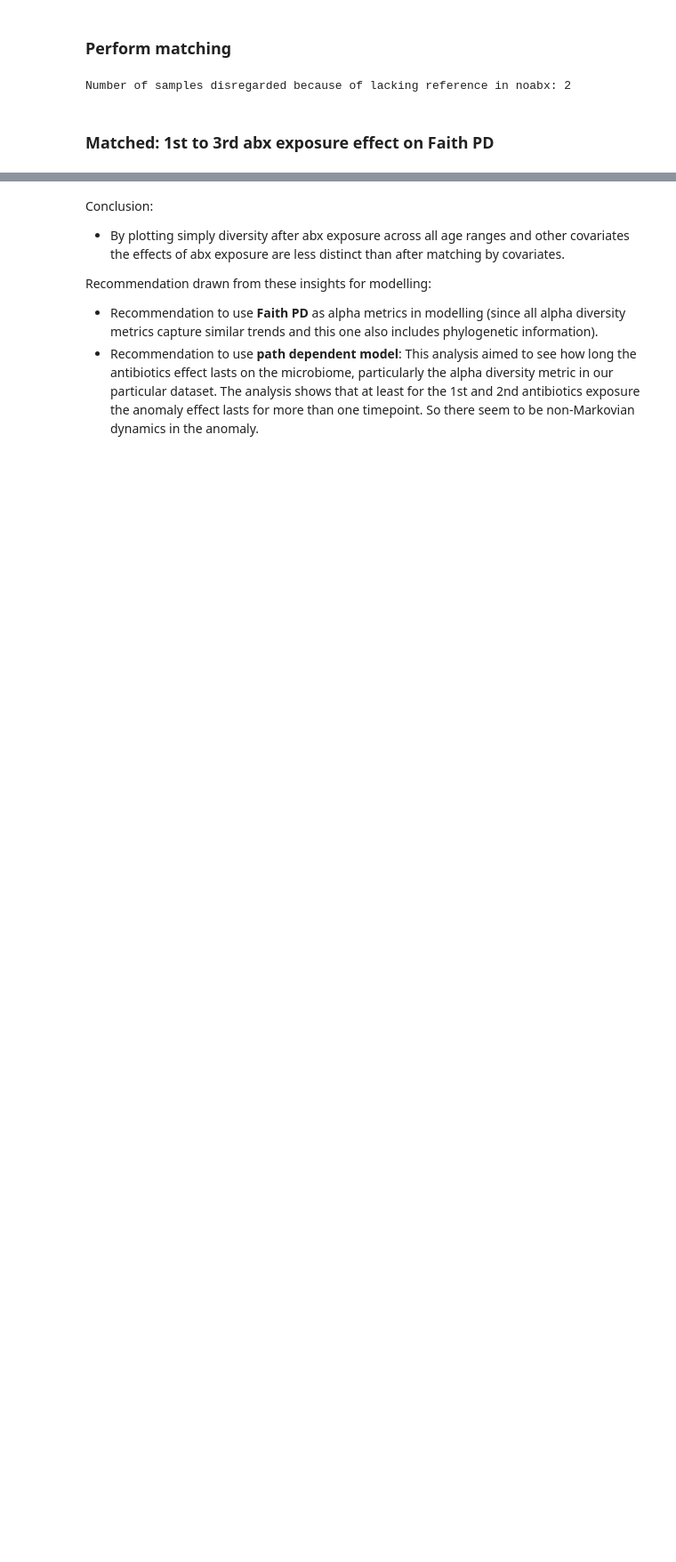
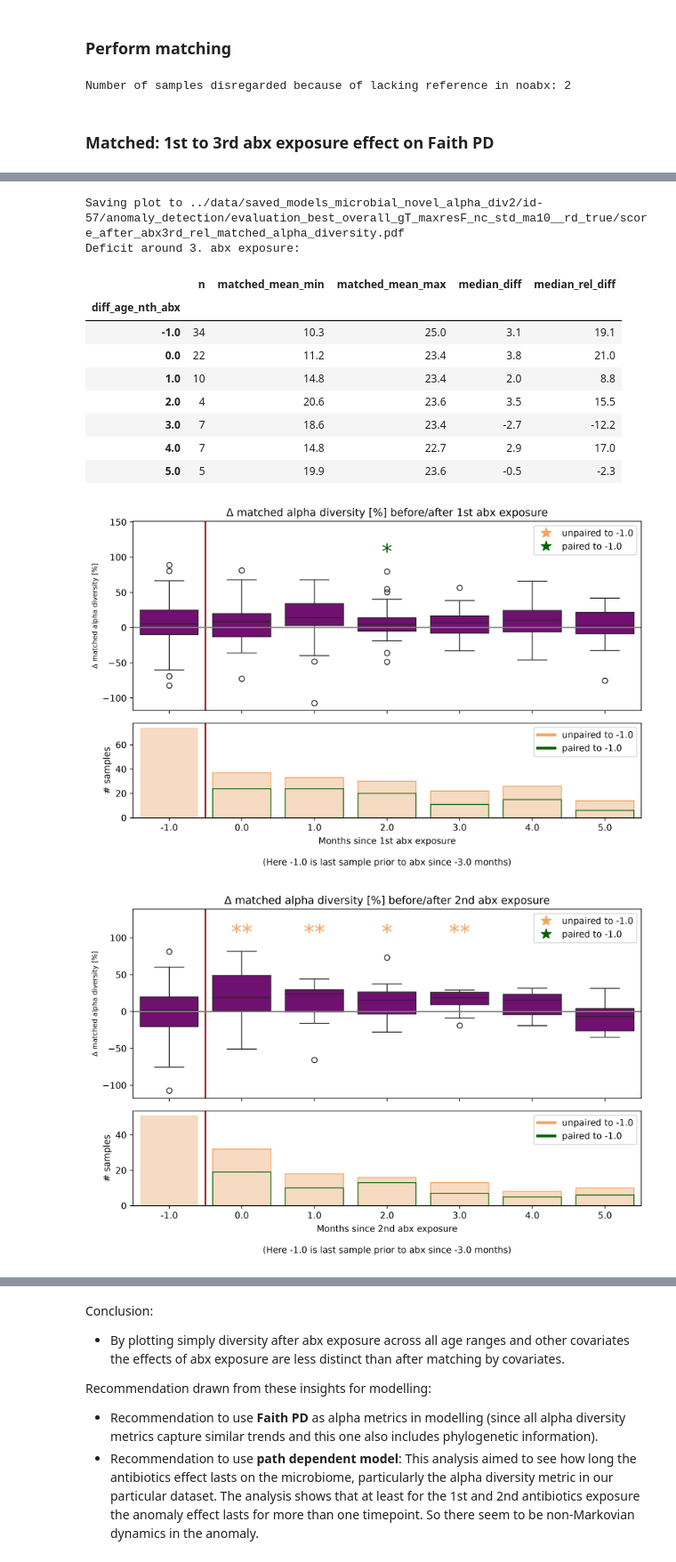
Before and after one commit to MarkusChardonnet/Probabilistic_forecasting_for_Anomaly_Detection, a Jupyter notebook: results/evaluate_matched_alpha.ipynb, the cells around one changed output, grey strips where cells are left out. Shown at 89% size. Saved outputs shown, nothing was run; the diff lists cells and outputs as text; code cells hidden in the pictures; blank space fills up the shorter version.

Commit message:
ADD: Macro F1 for synthetic evaluation, relative matched alpha diversity and Fig. 4 script (#46)
* ADD: relative matched alpha

* ADD: macro F1 score to synthetic

* add tests that were gitignored

```diff
--- a/results/evaluate_matched_alpha.ipynb
+++ b/results/evaluate_matched_alpha.ipynb
@@ -197,0 +205,42 @@ Saving plot to ../data/saved_models_microbial_novel_alpha_div2/id-57/anomaly_det
+# %%
+metric = "div_alpha_faith_pd"
+abs_metric = MATCHED_DIFF_COL
+rel_metric = REL_MATCHED_DIFF_COL
+abx_scores_flat = calculate_relative_matched_diff(abx_scores_flat, metric)
+
+for n in [1, 2, 3]:
+    # only select samples that are around n-th abx exposure
+    abx_nth_samples = _select_samples_around_nth_abx_exposure(
+        abx_scores_flat,
+        abx_df,
+        n=n,
+        min_samples=min_samples,
+        max_samples=max_samples,
+        group_samples=group_samples,
+        score_var=rel_metric,
+        max_resolution=max_resolution,
+    )
+    # create boxplot of this metric
+    _plot_score_after_nth_abx_exposure(
+        abx_nth_samples,
+        x_axis="diff_age_nth_abx",
+        y_axis=rel_metric,
+        n=n,
+        path_to_save=evaluation_path,
+        flag="rel_matched_alpha_diversity",
+        min_samples=min_samples,
+        max_samples=max_samples,
+        max_resolution=max_resolution,
+        grouped_samples=group_samples,
+        boxplot_color="purple",
+    )
+    summary = abx_nth_samples.groupby("diff_age_nth_abx", observed=True).agg(
+        n=("host_id", "size"),
+        matched_mean_min=(f"mean_{metric}", "min"),
+        matched_mean_max=(f"mean_{metric}", "max"),
+        median_diff=(abs_metric, "median"),
+        median_rel_diff=(rel_metric, "median"),
+    )
+    print(f"Deficit around {n}. abx exposure:")
+    display(summary.round(1))
+# %% [output]
@@ -197,0 +269,13 @@ Saving plot to ../data/saved_models_microbial_novel_alpha_div2/id-57/anomaly_det
+Saving plot to ../data/saved_models_microbial_novel_alpha_div2/id-57/anomaly_detection/evaluation_best_overall_gT_maxresF_nc_std_ma10__rd_true/score_after_abx3rd_rel_matched_alpha_diversity.pdf
+Deficit around 3. abx exposure:
+|  | n | matched_mean_min | matched_mean_max | median_diff | median_rel_diff |
+| diff_age_nth_abx |  |  |  |  |  |
+| -1.0 | 34 | 10.3 | 25.0 | 3.1 | 19.1 |
+| 0.0 | 22 | 11.2 | 23.4 | 3.8 | 21.0 |
+| 1.0 | 10 | 14.8 | 23.4 | 2.0 | 8.8 |
+| 2.0 | 4 | 20.6 | 23.6 | 3.5 | 15.5 |
+| 3.0 | 7 | 18.6 | 23.4 | -2.7 | -12.2 |
+| 4.0 | 7 | 14.8 | 22.7 | 2.9 | 17.0 |
+| 5.0 | 5 | 19.9 | 23.6 | -0.5 | -2.3 |
+[figure, added]
+[figure, added]
```
Also changed, not shown: parts of 5 cells of this notebook, 11 other files.
